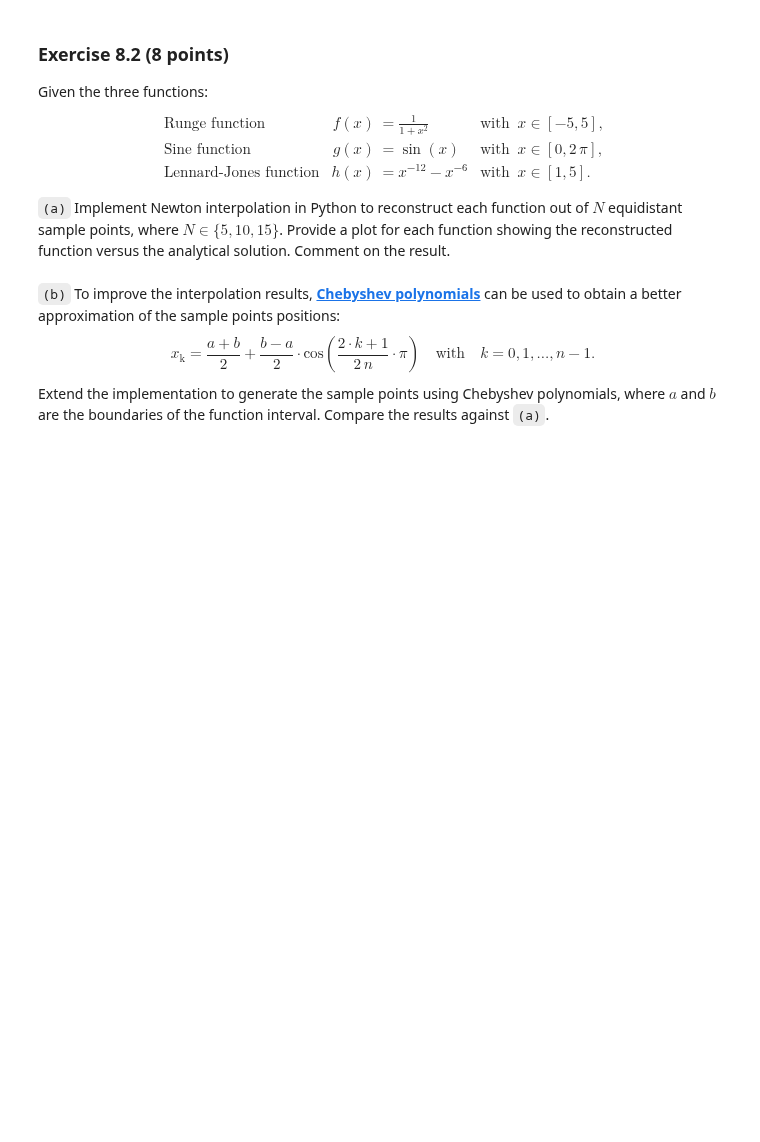
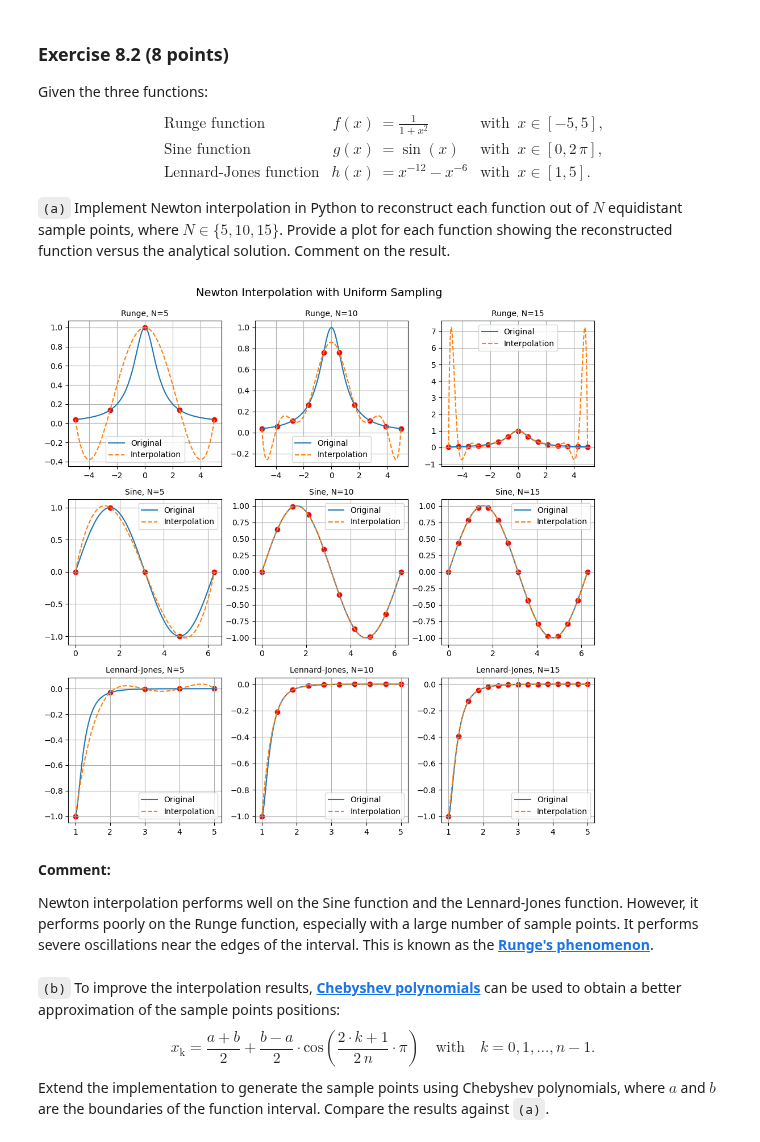
Before and after one commit to as3ert/TMFVC, a Jupyter notebook: Assignment 8/TMFVC_Ass08.ipynb, the cells around one changed output. Cells and saved outputs as stored; diff of their text form; code cells hidden in the pictures; blank space fills up the shorter version.

```diff
--- a/Assignment 8/TMFVC_Ass08.ipynb
+++ b/Assignment 8/TMFVC_Ass08.ipynb
@@ -133,3 +223,83 @@ Given the three functions:
+# %%
+import numpy as np
+import matplotlib.pyplot as plt
+
+def runge(x):
+    return 1 / (1 + x**2)
+
+def sine(x):
+    return np.sin(x)
+
+def lennard_jones(x):
+    return 1 / x**12 - 2 / x**6
+
+runge_range = [-5, 5]
+sine_range = [0, 2 * np.pi]
+lennard_jones_range = [1, 5]
+
+N = [5, 10, 15]
+
+def newton_interpolation(x, y):
+    length = len(x)
+    c = y.copy()
+
+    for k in range(1, length):
+        for i in range(length - 1, k - 1, -1):
+            c[i] = (c[i] - c[i - 1]) / (x[i] - x[i - k])
+
+    return c
+
+def newton_interpolation_eval(x_samples, c, x):
+    length = len(x_samples)
+    y = np.zeros_like(x)
+
+    for i in range(length):
+        p = c[i]
+        for j in range(i):
+            p *= (x - x_samples[j])
+        y += p
+
+    return y
+
+def uniform_sampling(f, f_range, N):
+    x = np.linspace(f_range[0], f_range[1], N)
+
+    return x, f(x)
+
+def plot_interpolation(f, f_range, N, fig_index, func_name):
+    x = np.linspace(f_range[0], f_range[1], 1000)
+    y = f(x)
+
+    x_samples, y_samples = uniform_sampling(f, f_range, N)
+
+    c = newton_interpolation(x_samples, y_samples)
+
+    y_interpolated = newton_interpolation_eval(x_samples, c, x)
+
+    plt.subplot(3, 3, fig_index)
+    plt.plot(x, y, label='Original')
+    plt.plot(x, y_interpolated, '--', label='Interpolation')
+    plt.scatter(x_samples, y_samples, color='red')
+    plt.title(f"{func_name}, N={N}", fontsize=10)
+    plt.legend()
+    plt.grid()
+
+plt.figure(figsize=(10, 10))
+plt.suptitle("Newton Interpolation with Uniform Sampling", fontsize=14)
+
+for i in range(len(N)):
+    plot_interpolation(runge, runge_range, N[i], i + 1, "Runge")
+    plot_interpolation(sine, sine_range, N[i], i + 4, "Sine")
+    plot_interpolation(lennard_jones, lennard_jones_range, N[i], i + 7, "Lennard-Jones")
+
+plt.tight_layout(rect=[0, 0, 1, 0.99])
+plt.show()
+# %% [output]
+[figure, added]
+# %% [markdown]
+**Comment:**
+
+Newton interpolation performs well on the Sine function and the Lennard-Jones function. However, it performs poorly on the Runge function, especially with a large number of sample points. It performs severe oscillations near the edges of the interval. This is known as the [**Runge's phenomenon**](https://en.wikipedia.org/wiki/Runge%27s_phenomenon).
 # %% [markdown]
 `(b)` To improve the interpolation results, [**Chebyshev polynomials**](https://en.wikipedia.org/wiki/Chebyshev\_polynomials) can be used to obtain a better approximation of the sample points positions:
 \begin{equation*}
```
Also changed, not shown: parts of 12 cells of this notebook, 1 other file.
